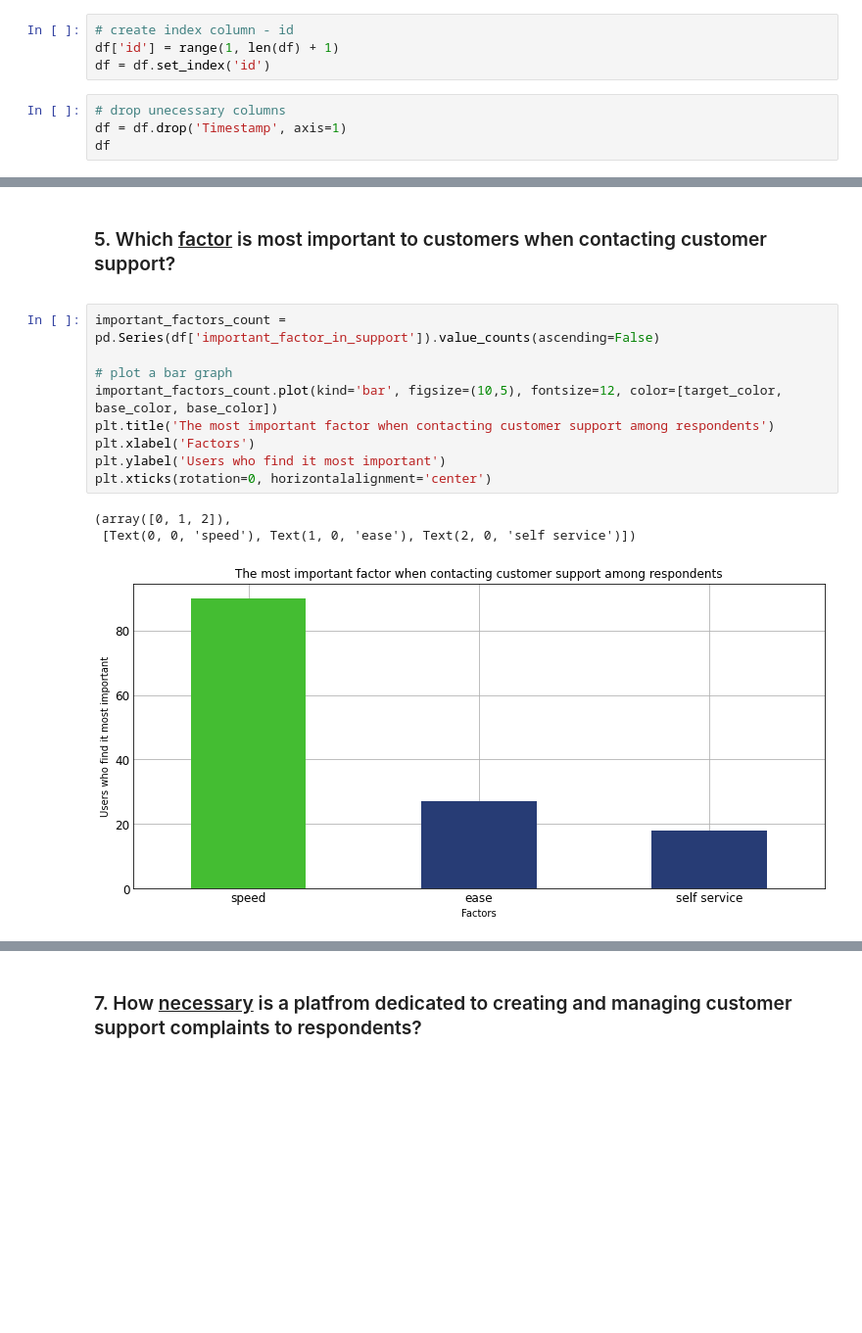
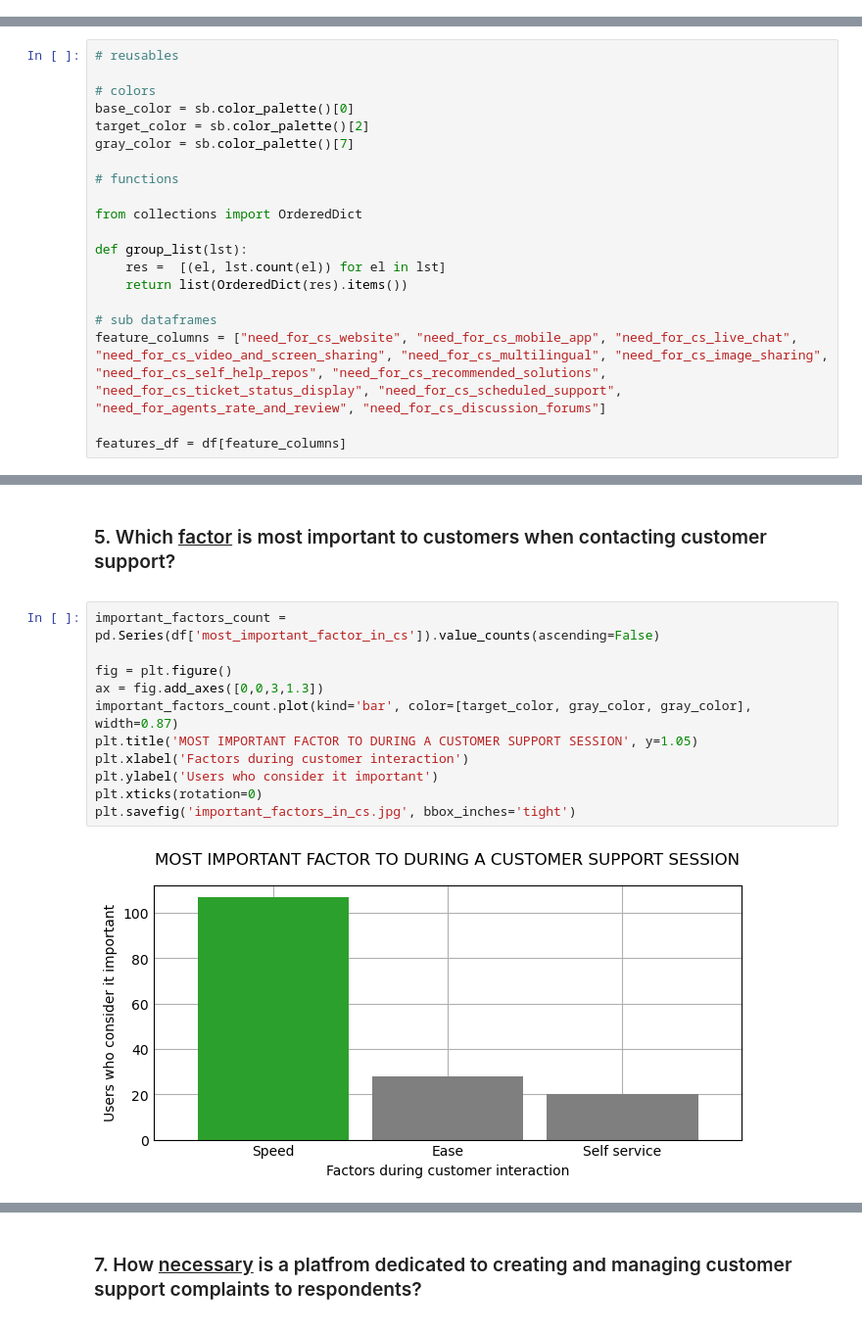
Before and after one commit to Happyclient/clients_survey_1__data_analysis, a Jupyter notebook: survey_analysis.ipynb, the cells around one changed output, grey strips where cells are left out. Shown at 98% size. Cells and saved outputs as stored; diff of their text form; blank space fills up the shorter version.

```diff
--- a/survey_analysis.ipynb
+++ b/survey_analysis.ipynb
@@ -204,9 +204 @@ How necessary do you think a mobile/web application dedicated to creating and ma
 dtype: int64
-# %%
-# create index column - id
-df['id'] = range(1, len(df) + 1)
-df = df.set_index('id')
-# %%
-# drop unecessary columns
-df = df.drop('Timestamp', axis=1)
-df
@@ -348,0 +282,20 @@ features_df = df[feature_columns]
+# %%
+# reusables
+
+# colors
+base_color = sb.color_palette()[0]
+target_color = sb.color_palette()[2]
+gray_color = sb.color_palette()[7]
+
+# functions
+
+from collections import OrderedDict
+
+def group_list(lst):
+    res =  [(el, lst.count(el)) for el in lst]
+    return list(OrderedDict(res).items())
+
+# sub dataframes
+feature_columns = ["need_for_cs_website", "need_for_cs_mobile_app", "need_for_cs_live_chat", "need_for_cs_video_and_screen_sharing", "need_for_cs_multilingual", "need_for_cs_image_sharing", "need_for_cs_self_help_repos", "need_for_cs_recommended_solutions", "need_for_cs_ticket_status_display", "need_for_cs_scheduled_support", "need_for_agents_rate_and_review", "need_for_cs_discussion_forums"]
+
+features_df = df[feature_columns]
@@ -447,16 +406,16 @@ plt.xticks(rotation=80, horizontalalignment='center')
 # %% [markdown]
 <a id="1d-5"></a><h3>5. Which <u>factor</u> is most important to customers when contacting customer support?</h3>
 # %%
-important_factors_count = pd.Series(df['important_factor_in_support']).value_counts(ascending=False)
+important_factors_count = pd.Series(df['most_important_factor_in_cs']).value_counts(ascending=False)
 
-# plot a bar graph
-important_factors_count.plot(kind='bar', figsize=(10,5), fontsize=12, color=[target_color, base_color, base_color])
-plt.title('The most important factor when contacting customer support among respondents')
-plt.xlabel('Factors')
-plt.ylabel('Users who find it most important')
-plt.xticks(rotation=0, horizontalalignment='center')
+fig = plt.figure()
+ax = fig.add_axes([0,0,3,1.3])
+important_factors_count.plot(kind='bar', color=[target_color, gray_color, gray_color], width=0.87)
+plt.title('MOST IMPORTANT FACTOR TO DURING A CUSTOMER SUPPORT SESSION', y=1.05)
+plt.xlabel('Factors during customer interaction')
+plt.ylabel('Users who consider it important')
+plt.xticks(rotation=0)
+plt.savefig('important_factors_in_cs.jpg', bbox_inches='tight')
 # %% [output]
-(array([0, 1, 2]),
- [Text(0, 0, 'speed'), Text(1, 0, 'ease'), Text(2, 0, 'self service')])
-[figure, old version]
+[figure, new version]
 # %% [markdown]
```
Also changed, not shown: parts of 37 cells of this notebook, 23 other files.
